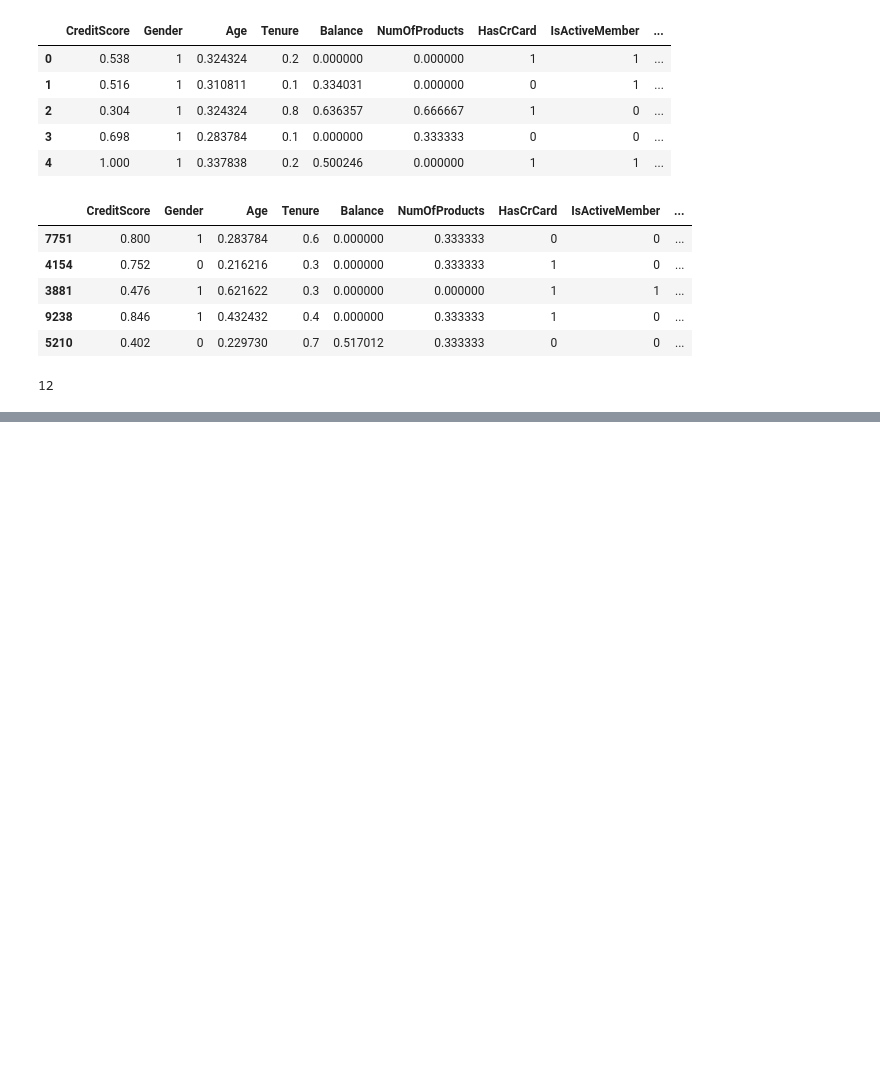
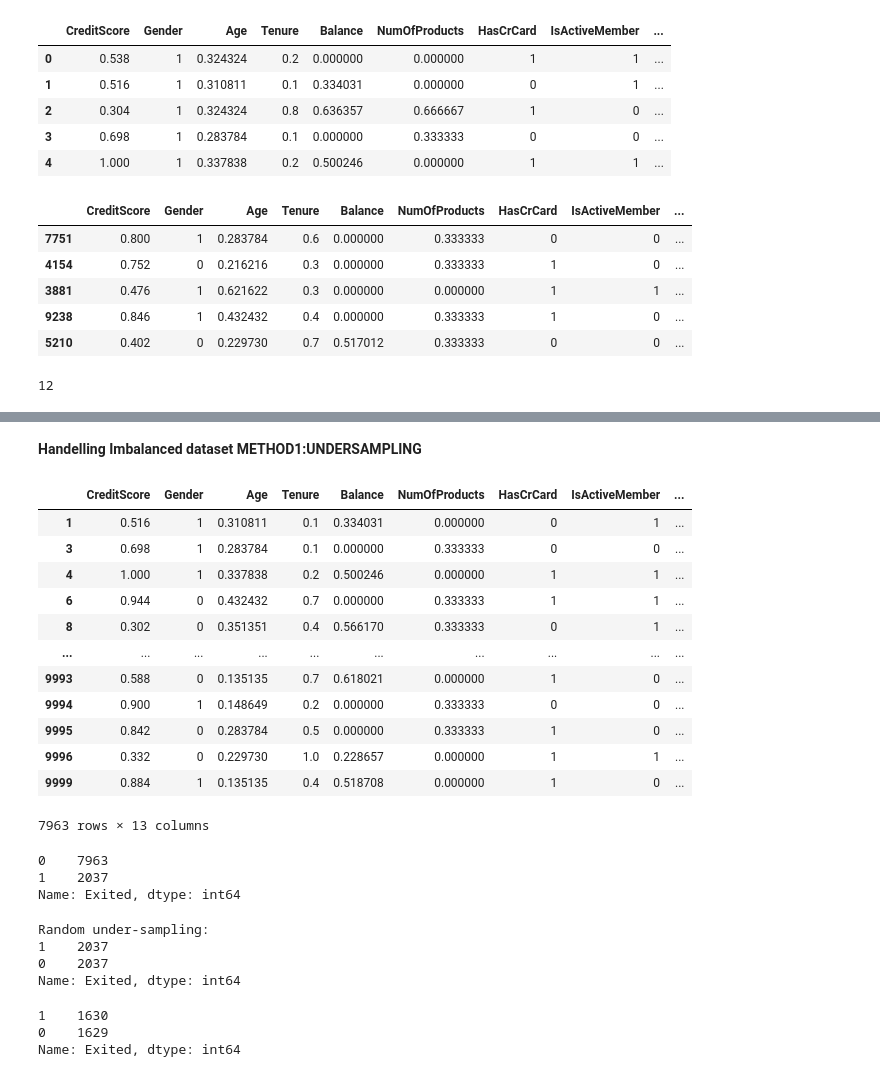
Before and after one commit to SonalikaSingh/Bank_customer_churning, a Jupyter notebook: Bank_customer_churn_prediction.ipynb, the cells around one changed output, grey strips where cells are left out. Drawn from its saved outputs; the diff is of its cells as text; code cells hidden in the pictures; blank space fills up the shorter version.

```diff
--- a/Bank_customer_churn_prediction.ipynb
+++ b/Bank_customer_churn_prediction.ipynb
@@ -201,0 +158,25 @@ Text(69.0, 0.5, 'Truth')
+# %% [markdown]
+**Handelling Imbalanced dataset**
+**METHOD1:UNDERSAMPLING**
+# %%
+final_class_0
+# %% [output]
+|  | CreditScore | Gender | Age | Tenure | Balance | NumOfProducts | HasCrCard | IsActiveMember | ... |
+| 1 | 0.516 | 1 | 0.310811 | 0.1 | 0.334031 | 0.000000 | 0 | 1 | ... |
+| 3 | 0.698 | 1 | 0.283784 | 0.1 | 0.000000 | 0.333333 | 0 | 0 | ... |
+| 4 | 1.000 | 1 | 0.337838 | 0.2 | 0.500246 | 0.000000 | 1 | 1 | ... |
+| 6 | 0.944 | 0 | 0.432432 | 0.7 | 0.000000 | 0.333333 | 1 | 1 | ... |
+| 8 | 0.302 | 0 | 0.351351 | 0.4 | 0.566170 | 0.333333 | 0 | 1 | ... |
+| ... | ... | ... | ... | ... | ... | ... | ... | ... | ... |
+| 9993 | 0.588 | 0 | 0.135135 | 0.7 | 0.618021 | 0.000000 | 1 | 0 | ... |
+| 9994 | 0.900 | 1 | 0.148649 | 0.2 | 0.000000 | 0.333333 | 0 | 0 | ... |
+| 9995 | 0.842 | 0 | 0.283784 | 0.5 | 0.000000 | 0.333333 | 1 | 0 | ... |
+| 9996 | 0.332 | 0 | 0.229730 | 1.0 | 0.228657 | 0.000000 | 1 | 1 | ... |
+| 9999 | 0.884 | 1 | 0.135135 | 0.4 | 0.518708 | 0.000000 | 1 | 0 | ... |
+7963 rows × 13 columns
+# %%
+final.Exited.value_counts()
+# %% [output]
+0    7963
+1    2037
+Name: Exited, dtype: int64
@@ -201,0 +191,11 @@ Text(69.0, 0.5, 'Truth')
+# %%
+# Undersample 0-class and concat the DataFrames of both class
+final_class_0_under = final_class_0.sample(count_class_1)
+final_test_under = pd.concat([final_class_0_under, final_class_1], axis=0)
+print('Random under-sampling:')
+print(final_test_under.Exited.value_counts())
+# %% [output]
+Random under-sampling:
+1    2037
+0    2037
+Name: Exited, dtype: int64
@@ -201,0 +207,7 @@ Text(69.0, 0.5, 'Truth')
+# %%
+# Number of classes in training Data
+y_train.value_counts()
+# %% [output]
+1    1630
+0    1629
+Name: Exited, dtype: int64
```
Also changed, not shown: parts of 44 cells of this notebook.
